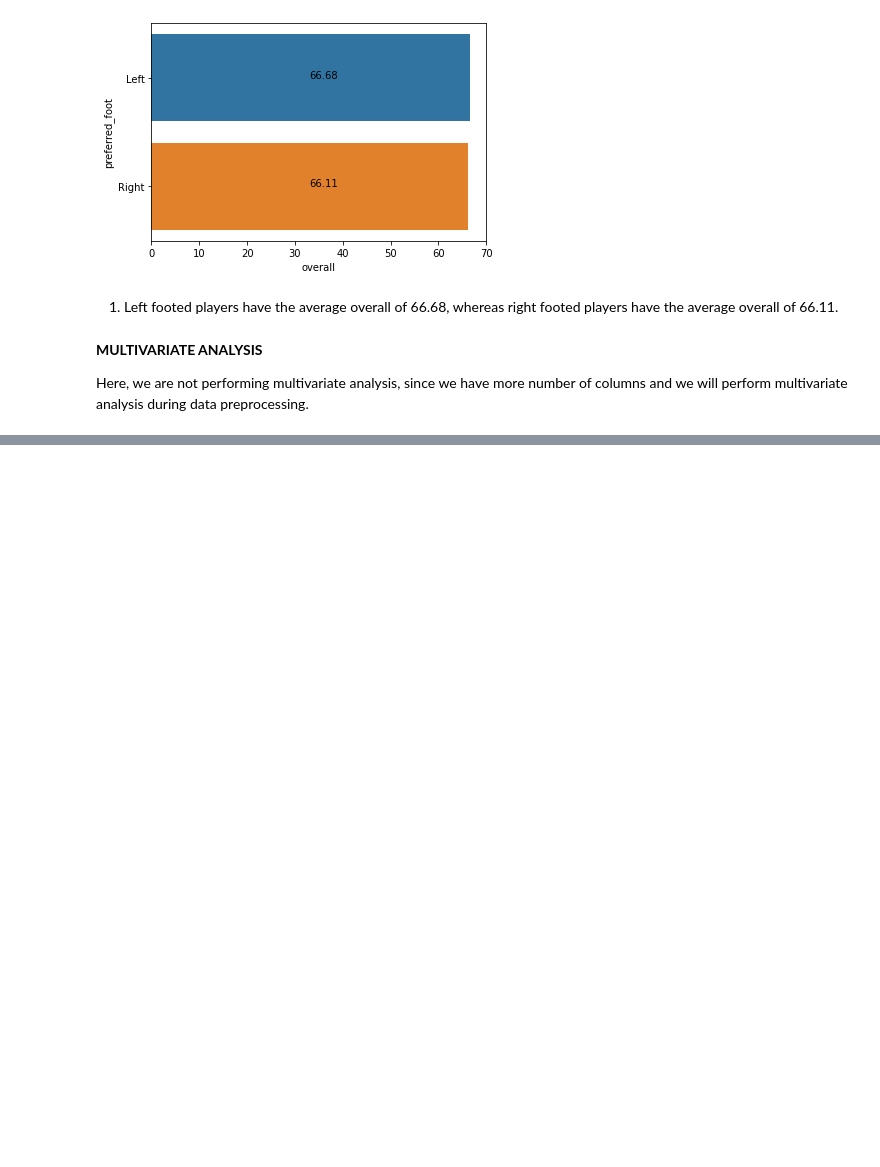
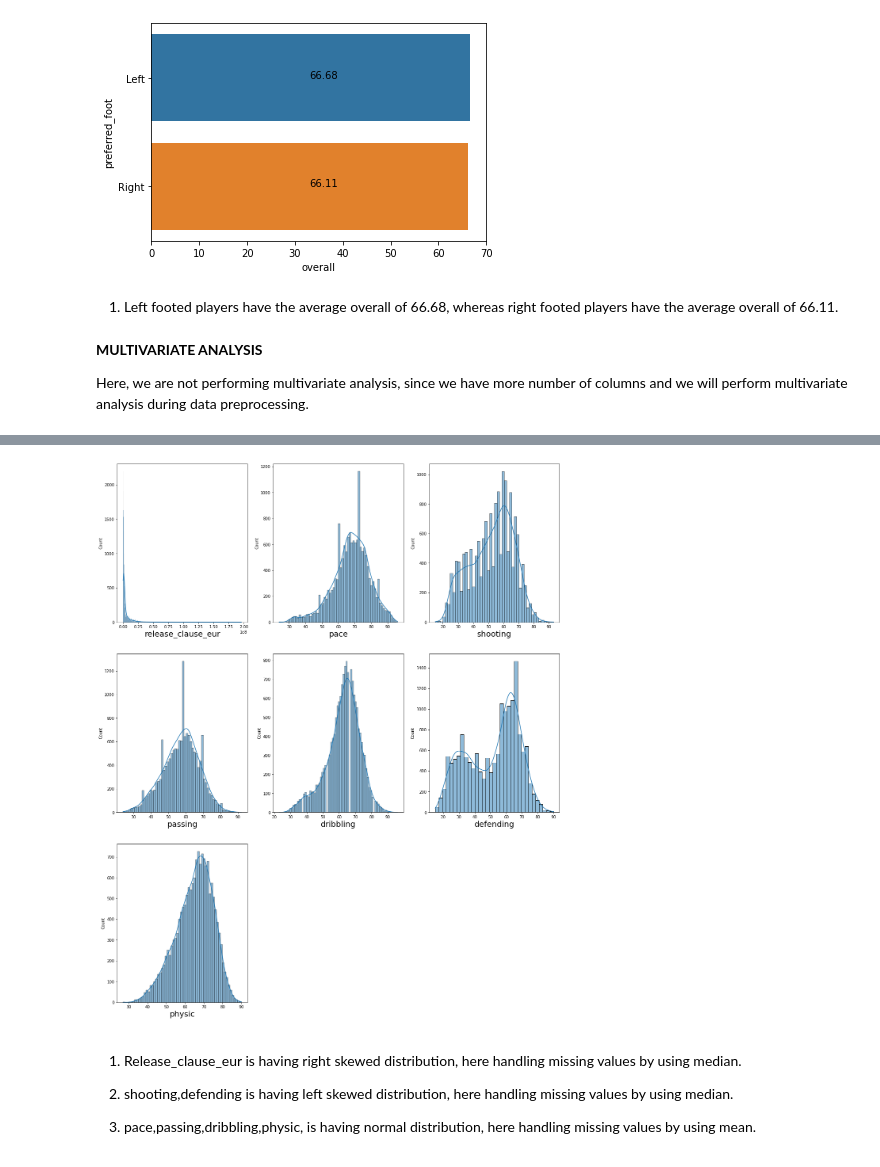
Before and after one commit to Navin7899/FIFA-20, a Jupyter notebook: FIFA_nav.ipynb, the cells around one changed output, grey strips where cells are left out. Cells and saved outputs as stored; diff of their text form; code cells hidden in the pictures; blank space fills up the shorter version.

Commit message:
Data Preprocessing

```diff
--- a/FIFA_nav.ipynb
+++ b/FIFA_nav.ipynb
@@ -712,0 +791,22 @@ Here, we are not performing multivariate analysis, since we have more number of
+# %%
+HM=data[['release_clause_eur', 'pace', 'shooting',
+       'passing', 'dribbling', 'defending', 'physic']]
+plt.figure(figsize=(20,25), facecolor='white')
+plotnumber = 1
+
+for column in HM:
+    if plotnumber<=7 :
+        ax = plt.subplot(3,3,plotnumber)
+        sns.histplot(HM[column],kde=True)
+        plt.xlabel(column,fontsize=20)
+
+    plotnumber+=1
+plt.show()
+# %% [output]
+[figure, added]
+# %% [markdown]
+1. Release_clause_eur is having right skewed distribution, here handling missing values by using median.
+
+2. shooting,defending is having left skewed distribution, here handling missing values by using median.
+
+3. pace,passing,dribbling,physic, is having normal distribution, here handling missing values by using mean.
```
Also changed, not shown: parts of 13 cells of this notebook.
